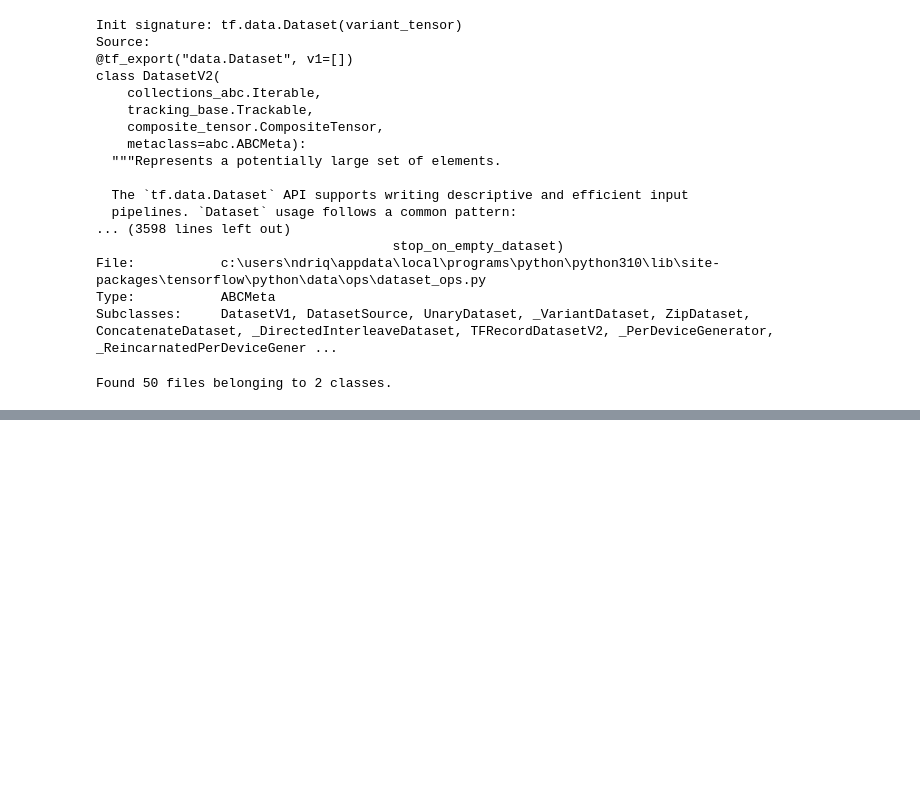
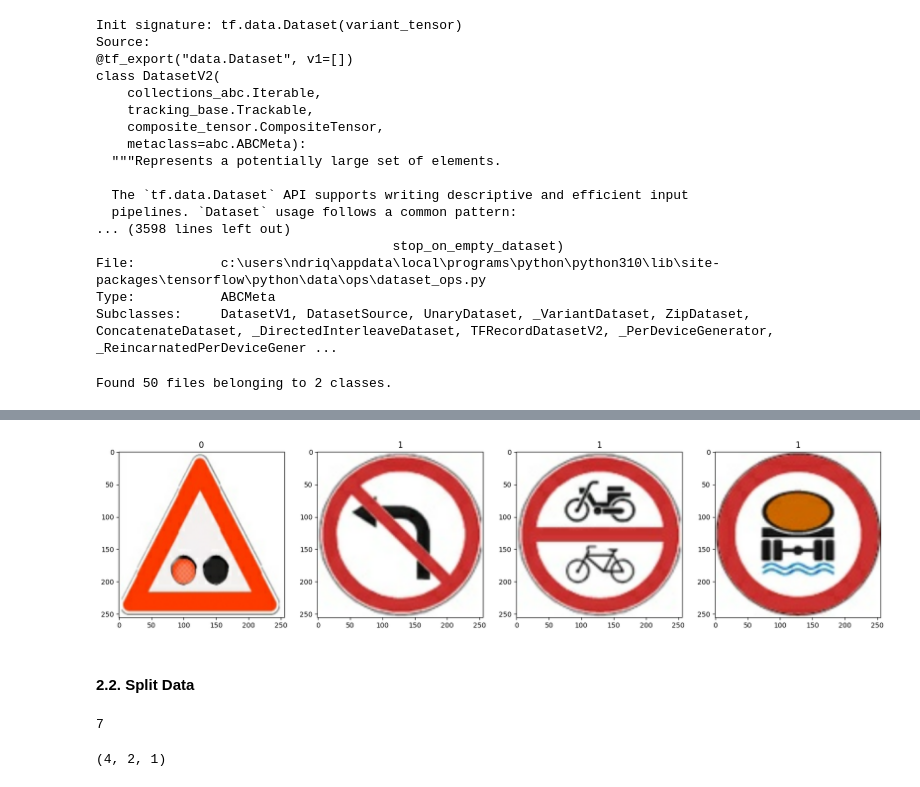
Before and after one commit to Ndriqim-H/Traffic, a Jupyter notebook: Notebook.ipynb, the cells around one changed output, grey strips where cells are left out. Saved outputs shown, nothing was run; the diff lists cells and outputs as text; code cells hidden in the pictures; blank space fills up the shorter version.

```diff
--- a/Notebook.ipynb
+++ b/Notebook.ipynb
@@ -61,0 +79,5 @@ for idx, img in enumerate(batch[0][:4]):
+# %%
+data = data.map(lambda x, y: (x / 255, y))
+# %%
+data.as_numpy_iterator().next()[0].max()
+batch = data.as_numpy_iterator().next()
@@ -61,0 +88,15 @@ for idx, img in enumerate(batch[0][:4]):
+# %%
+fig, ax = plt.subplots(ncols=4,  figsize=(20, 20))
+for idx, img in enumerate(batch[0][:4]):
+    ax[idx].imshow(img)
+    ax[idx].set_title(batch[1][idx])
+    # ax[idx].set_xticks([])
+    # ax[idx].set_yticks([])
+# %% [output]
+[figure, added]
+# %% [markdown]
+#### 2.2. Split Data
+# %%
+len(data)
+# %% [output]
+7
@@ -61,0 +111,4 @@ for idx, img in enumerate(batch[0][:4]):
+# %%
+len(train), len(val), len(test)
+# %% [output]
+(4, 2, 1)
```
Also changed, not shown: parts of 49 cells of this notebook, 3 other files.
